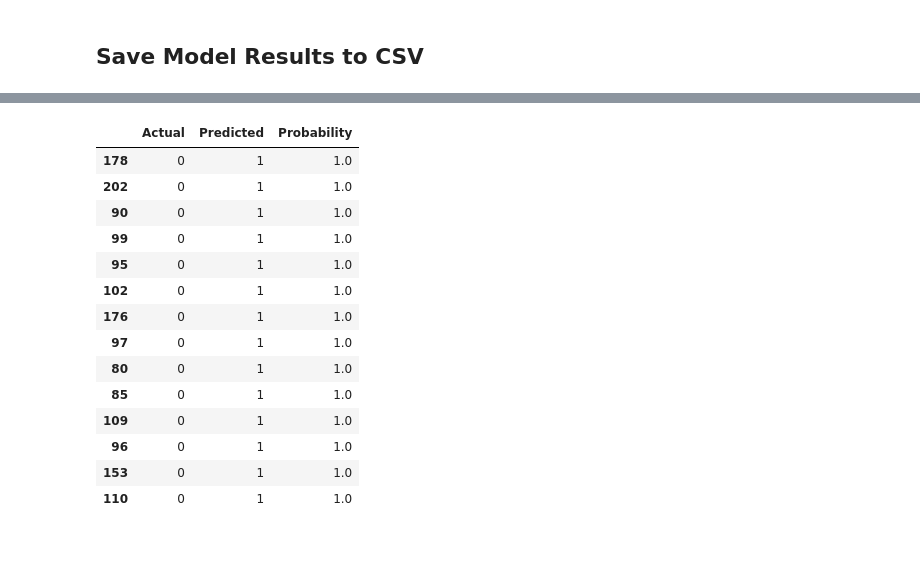
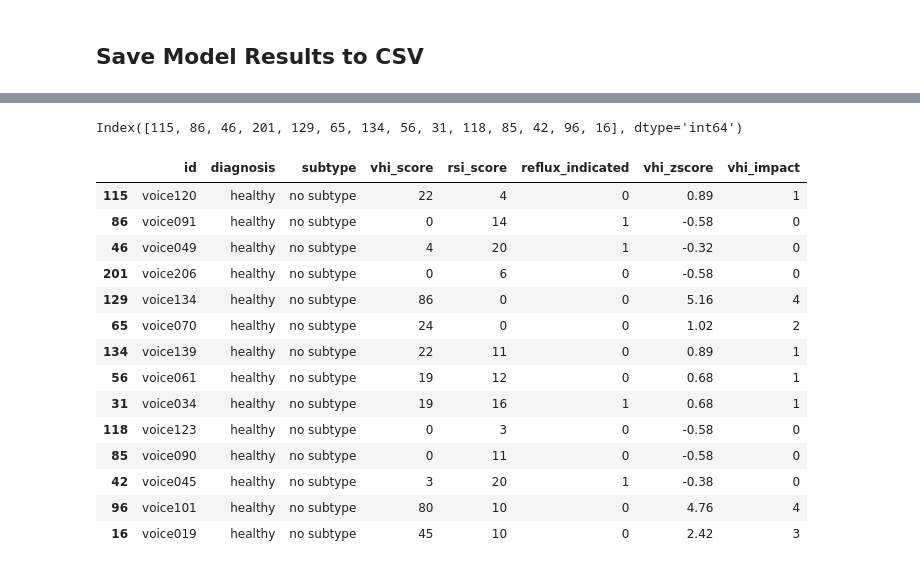
Before and after one commit to alyssahondrade/ml-perspectives-on-voice-disorder-diagnosis, a Jupyter notebook: notebooks/06b_cnn_test.ipynb, the cells around one changed output, grey strips where cells are left out. Cells and saved outputs as stored; diff of their text form; code cells hidden in the pictures.

```diff
--- a/notebooks/06b_cnn_test.ipynb
+++ b/notebooks/06b_cnn_test.ipynb
@@ -479,18 +550,23 @@ output_prob
 # %%
-output_prob.loc[output_prob['Actual'] != output_prob['Predicted']]
+incorrect_idx = output_prob.loc[output_prob['Actual'] != output_prob['Predicted']].index
+incorrect_idx
 # %% [output]
-|  | Actual | Predicted | Probability |
-| 178 | 0 | 1 | 1.0 |
-| 202 | 0 | 1 | 1.0 |
-| 90 | 0 | 1 | 1.0 |
-| 99 | 0 | 1 | 1.0 |
-| 95 | 0 | 1 | 1.0 |
-| 102 | 0 | 1 | 1.0 |
-| 176 | 0 | 1 | 1.0 |
-| 97 | 0 | 1 | 1.0 |
-| 80 | 0 | 1 | 1.0 |
-| 85 | 0 | 1 | 1.0 |
-| 109 | 0 | 1 | 1.0 |
-| 96 | 0 | 1 | 1.0 |
-| 153 | 0 | 1 | 1.0 |
-| 110 | 0 | 1 | 1.0 |
+Index([115, 86, 46, 201, 129, 65, 134, 56, 31, 118, 85, 42, 96, 16], dtype='int64')
+# %%
+dataframes['diagnosis_df'].iloc[incorrect_idx]
+# %% [output]
+|  | id | diagnosis | subtype | vhi_score | rsi_score | reflux_indicated | vhi_zscore | vhi_impact |
+| 115 | voice120 | healthy | no subtype | 22 | 4 | 0 | 0.89 | 1 |
+| 86 | voice091 | healthy | no subtype | 0 | 14 | 1 | -0.58 | 0 |
+| 46 | voice049 | healthy | no subtype | 4 | 20 | 1 | -0.32 | 0 |
+| 201 | voice206 | healthy | no subtype | 0 | 6 | 0 | -0.58 | 0 |
+| 129 | voice134 | healthy | no subtype | 86 | 0 | 0 | 5.16 | 4 |
+| 65 | voice070 | healthy | no subtype | 24 | 0 | 0 | 1.02 | 2 |
+| 134 | voice139 | healthy | no subtype | 22 | 11 | 0 | 0.89 | 1 |
+| 56 | voice061 | healthy | no subtype | 19 | 12 | 0 | 0.68 | 1 |
+| 31 | voice034 | healthy | no subtype | 19 | 16 | 1 | 0.68 | 1 |
+| 118 | voice123 | healthy | no subtype | 0 | 3 | 0 | -0.58 | 0 |
+| 85 | voice090 | healthy | no subtype | 0 | 11 | 0 | -0.58 | 0 |
+| 42 | voice045 | healthy | no subtype | 3 | 20 | 1 | -0.38 | 0 |
+| 96 | voice101 | healthy | no subtype | 80 | 10 | 0 | 4.76 | 4 |
+| 16 | voice019 | healthy | no subtype | 45 | 10 | 0 | 2.42 | 3 |
```
Also changed, not shown: parts of 20 cells of this notebook, 35 other files.
